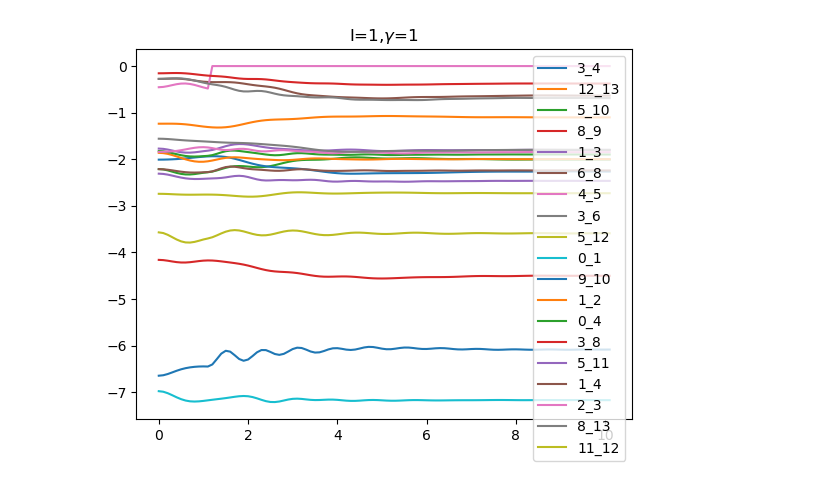
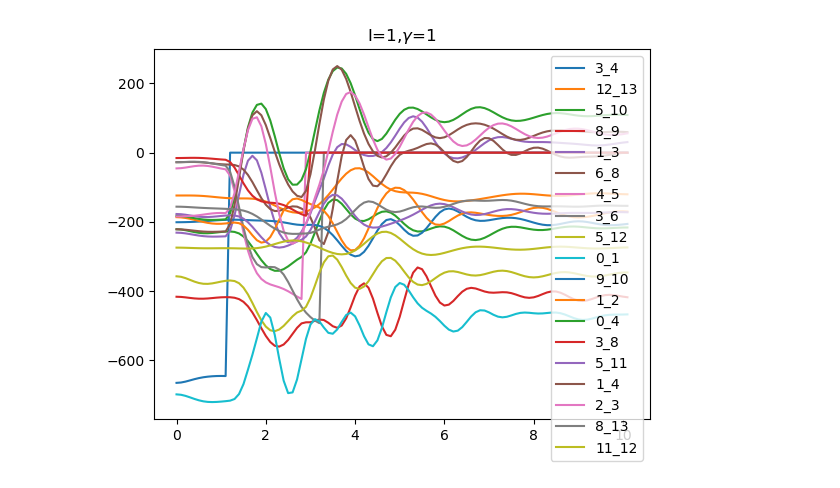
Before and after one commit to gmantegna/modeling-cascading-failure, a Jupyter notebook: notebooks/test case.ipynb, the cells around one changed output. Drawn from its saved outputs; the diff is of its cells as text; code cells hidden in the pictures.

```diff
--- a/notebooks/test case.ipynb
+++ b/notebooks/test case.ipynb
@@ -71,36 +71,37 @@ I = 1
 gamma=1
 I_array = np.ones(num_buses).reshape(-1,1)*I
 gamma_array = np.ones(num_buses).reshape(-1,1)*gamma
-(theta,omega,F,failure_time,F_threshold)=simulate.simulate_system(
+(theta,omega,F,P,line_failures,node_failures,F_threshold)=simulate.simulate_system(
     Y,
     PV_x,
     PQ_x,
     x_slack,
     V_abs,
     V_phase,
     P_input,
     Q_input,
     eps,
     max_iter,
     base_MVA=base_mva,
-    line_to_cut=(4,5),
+    line_to_cut=(3,4),
     cut_time=1,
     delta_t=0.1,
-    alpha=0.8,
+    alpha=0.95,
+    frequency_deviation_threshold=0.1,
     I=I_array,
     gamma=gamma_array,
     t_max=10,
     include_resistive_losses=True
 )
 import matplotlib.pyplot as plt
 lines = np.argwhere(np.abs(F.sel(time=0).values)>0)
 lines = list(set([tuple(sorted(line)) for line in lines]))
 fig,ax=plt.subplots()
 for line in lines:
     data= F.sel(node_i=line[0],node_j=line[1])
     plt.plot(data.time,data.values,label="{}_{}".format(line[0],line[1]))
     plt.title("I={},$\gamma$={}".format(I,gamma))
     plt.legend()
     plt.savefig("I={},gamma={}.png".format(I,gamma),dpi=300)
 # %% [output]
-[figure, old version]
+[figure, new version]
```
Also changed, not shown: parts of 1 cell of this notebook, 1 other file.
